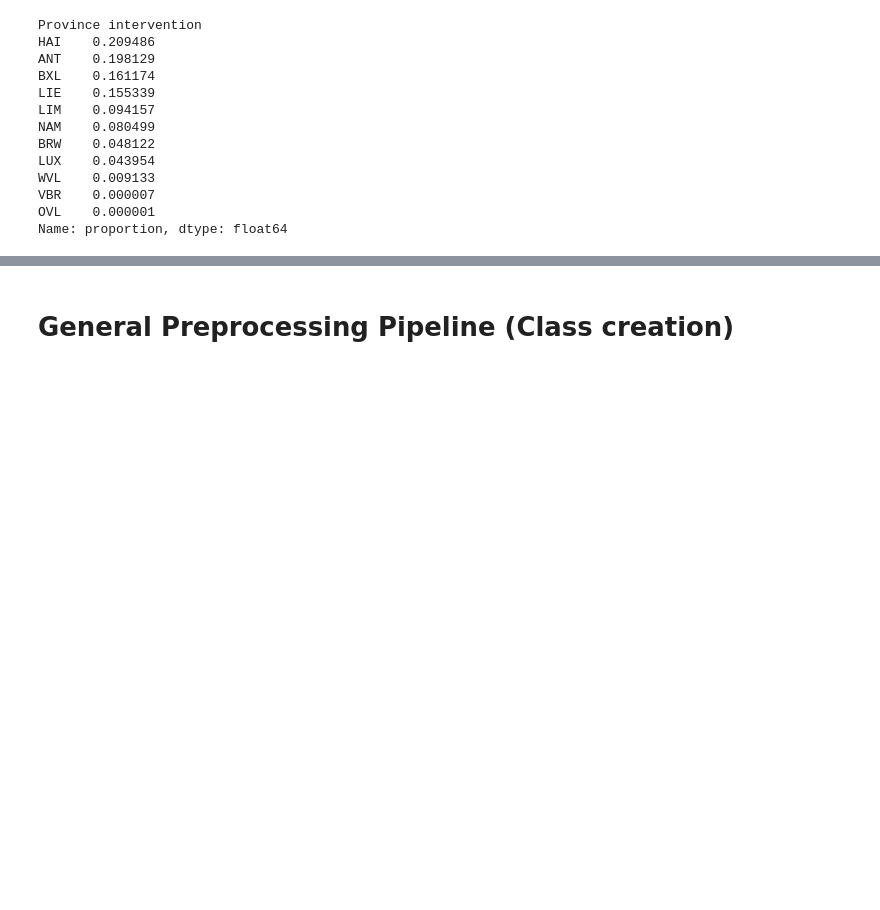
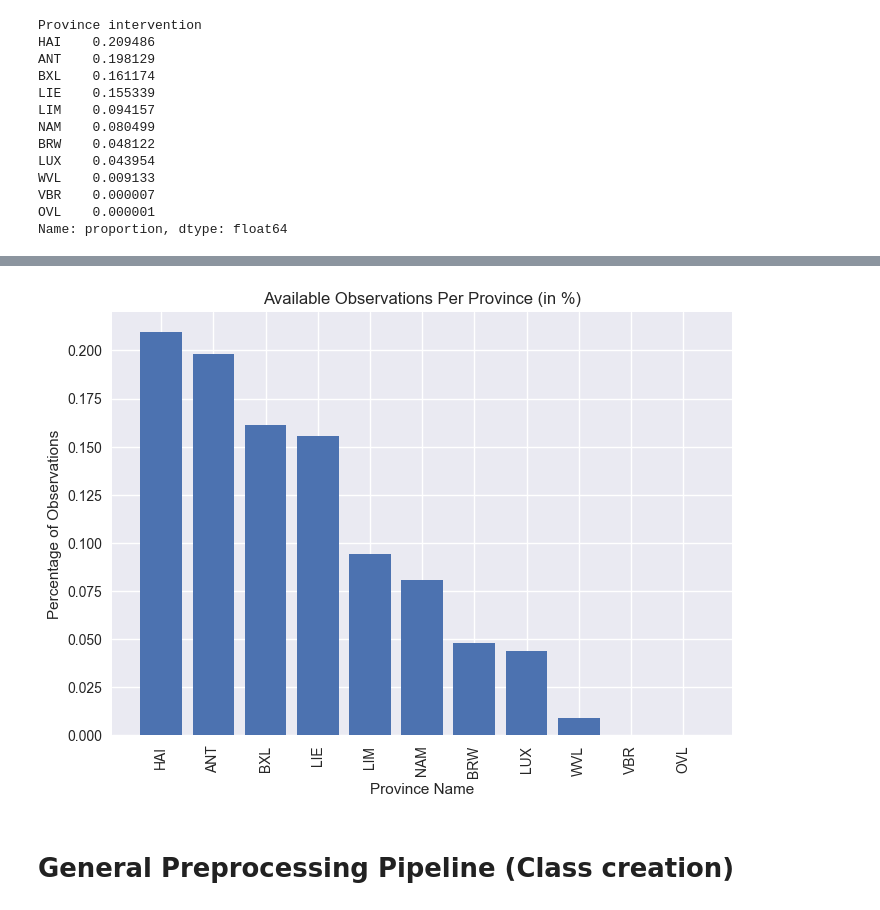
Before and after one commit to Yiannis7918/MDA-Project, a Jupyter notebook: Modelling/Modelling.ipynb, the cells around one changed output, grey strips where cells are left out. Saved outputs shown, nothing was run; the diff lists cells and outputs as text; code cells hidden in the pictures; blank space fills up the shorter version.

```diff
--- a/Modelling/Modelling.ipynb
+++ b/Modelling/Modelling.ipynb
@@ -223,3 +240,23 @@ Name: proportion, dtype: float64
+# %%
+rows_per_province = interventions["Province intervention"].value_counts(normalize=True).to_frame().reset_index()
+
+
+plt.style.use("seaborn-v0_8")
+
+fig, ax = plt.subplots()
+
+ax.bar(rows_per_province["Province intervention"], rows_per_province["proportion"])
+
+ax.set_xticklabels(rows_per_province["Province intervention"], rotation=90)
+
+
+ax.set_title("Available Observations Per Province (in %)")
+ax.set_xlabel("Province Name")
+ax.set_ylabel("Percentage of Observations")
+
+plt.show()
+# %% [output]
+[figure, added]
 # %%
 interventions.to_csv('C:\KU Leuven\Modern Data Analytics - MDA\MDA Project\MDA\Created CSV Files\Interventions_combined_pre_preprocessing.csv', index=False)
 # %% [markdown]
```
Also changed, not shown: parts of 4 cells of this notebook.
